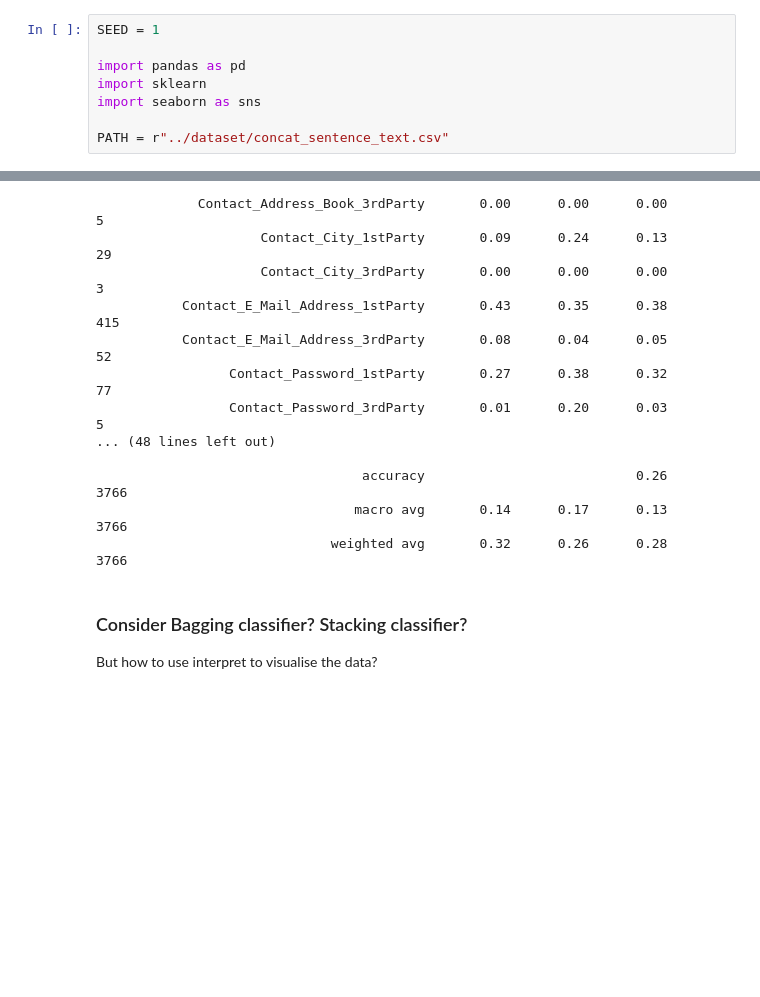
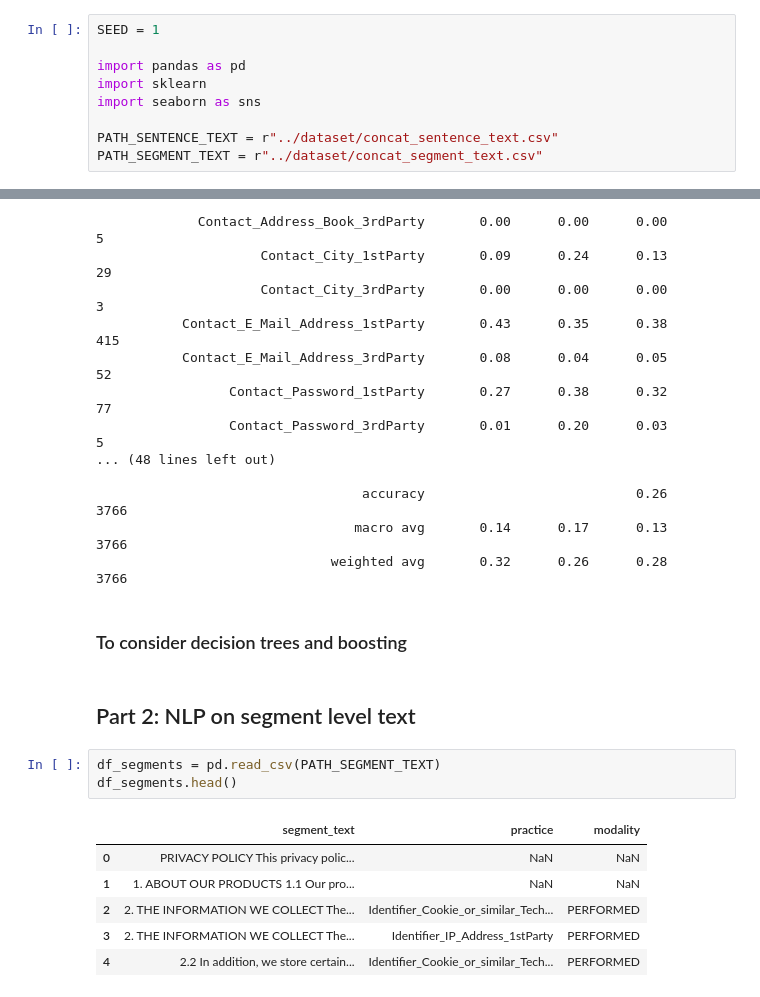
Before and after one commit to TristanKoh/capstone-repo, a Jupyter notebook: code/nlp.ipynb, the cells around one changed output, grey strips where cells are left out. Drawn from its saved outputs; the diff is of its cells as text; blank space fills up the shorter version.

Commit message:
try nlp on segment text

```diff
--- a/code/nlp.ipynb
+++ b/code/nlp.ipynb
@@ -23,4 +23,5 @@ import pandas as pd
 import sklearn
 import seaborn as sns
 
-PATH = r"../dataset/concat_sentence_text.csv"
+PATH_SENTENCE_TEXT = r"../dataset/concat_sentence_text.csv"
+PATH_SEGMENT_TEXT = r"../dataset/concat_segment_text.csv"
@@ -119,6 +116,17 @@ print(classification_report(y_test, y_pred))
                                   accuracy                           0.26      3766
                                  macro avg       0.14      0.17      0.13      3766
                               weighted avg       0.32      0.26      0.28      3766
-# %% [markdown]
-### Consider Bagging classifier? Stacking classifier?
-But how to use interpret to visualise the data?
+# %% [markdown]
+### To consider decision trees and boosting
+# %% [markdown]
+## Part 2: NLP on segment level text
+# %%
+df_segments = pd.read_csv(PATH_SEGMENT_TEXT)
+df_segments.head()
+# %% [output]
+|  | segment_text | practice | modality |
+| 0 | PRIVACY POLICY This privacy polic... | NaN | NaN |
+| 1 | 1. ABOUT OUR PRODUCTS 1.1 Our pro... | NaN | NaN |
+| 2 | 2. THE INFORMATION WE COLLECT The... | Identifier_Cookie_or_similar_Tech... | PERFORMED |
+| 3 | 2. THE INFORMATION WE COLLECT The... | Identifier_IP_Address_1stParty | PERFORMED |
+| 4 | 2.2 In addition, we store certain... | Identifier_Cookie_or_similar_Tech... | PERFORMED |
```
Also changed, not shown: parts of 12 cells of this notebook.
